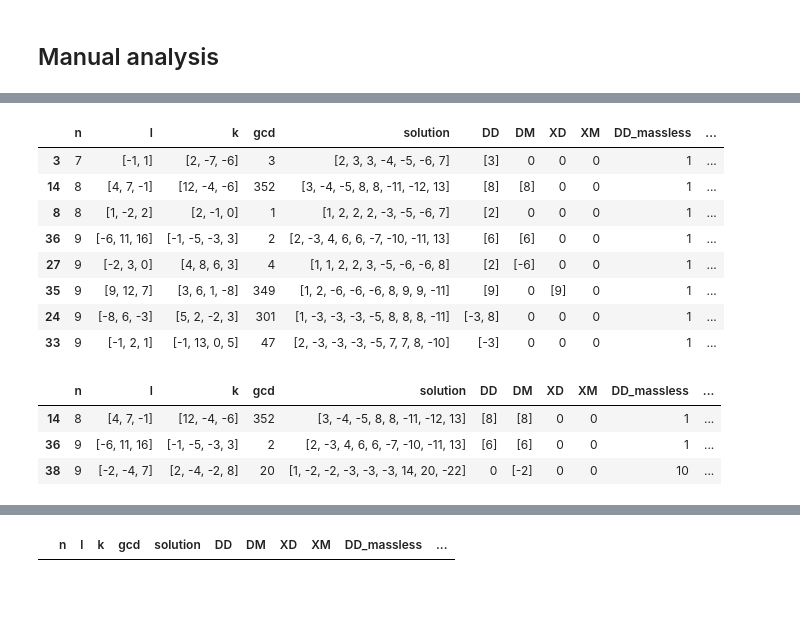
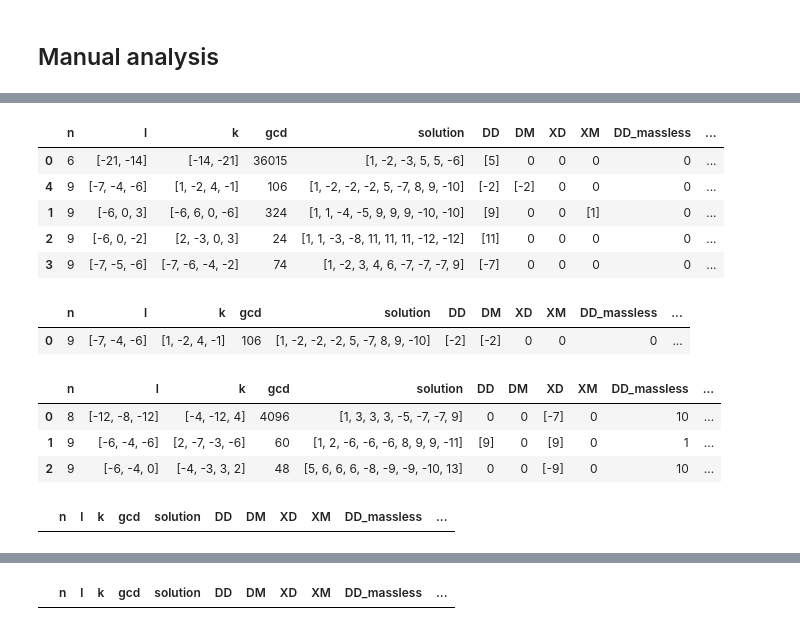
Before and after one commit to LBJ-Wade/anomaly, a Jupyter notebook: Analysis.ipynb, the cells around one changed output, grey strips where cells are left out. Drawn from its saved outputs; the diff is of its cells as text; code cells hidden in the pictures; blank space fills up the shorter version.

```diff
--- a/Analysis.ipynb
+++ b/Analysis.ipynb
@@ -66,22 +73,19 @@ def get_massless_fermions(l,ν,m=0,Dim=5):
         l=extract(l,m)
     #Dirac masses
     det0=0
-    #for ss in [s,-s]:
-    if True:
-        #print( get_permutations( l,n=2  ),s)
-        pr=[ p for  p in get_permutations( l,n=2  ) if np.append( p,s).sum()==0 or np.append( p,-s).sum()==0 ]
-        #print(pr,s)
-        for i in range(len(pr)):
-            if pr and sum( [ lold.count(x) for x in pr[i] ] )%2!=0:
-                det0=det0+1
-            l=remove(l,pr)
-            if det0!=0:
-                l.append(-1000)
+    pr=[ p for  p in get_permutations( l,n=2  ) if np.append( p,s).sum()==0 or np.append( p,-s).sum()==0 ]
+    #print(pr,s)
+    for i in range(len(pr)):
+        if pr and sum( [ lold.count(x) for x in pr[i] ] )%2!=0:
+            det0=det0+1
+        l=remove(l,pr)
+        if det0!=0:
+            l.append(-1000)
 
     #Majorana masses
-    for ss in [s,-s]:
-        pr=[ll for ll in l if 2*ll+ss==0]
-        l=remove_list(l,pr)
+    pr=[ll for ll in l if 2*ll+s==0 or 2*ll-s==0]
+    l=remove_list(l,pr)
+    #print(pr,s)
     #If repeated an extra S' gives at least degenerate Majorana mass
     return list(np.unique(l))
     #return l
@@ -391,0 +472,3 @@ kk[(kk['n']==n) & (kk['DD_massless']==x)]
+# %%
+row=fl6[fl6['solution'].astype(str)=='[4, 4, -9, 11, -13, -13, 18, 18, -20]'].iloc[-1]
+row
@@ -391,0 +502,3 @@ kk[(kk['n']==n) & (kk['DD_massless']==x)]
+# %%
+fl['unstable']=fl.apply( lambda row: get_unstable(row) ,axis='columns')
+fl6['unstable']=fl6.apply( lambda row: get_unstable(row) ,axis='columns')
@@ -392,21 +510,31 @@ kk[(kk['n']==n) & (kk['DD_massless']==x)]
 # %%
 fl['Q']=1
-i=1
-fl[fl['DD_massless']==i].sort_values(['n','DM_massless','XD_massless','XM_massless'])
+i=0
+iq=fl[fl['solution'].astype(str)=='[1, 1, -3, -8, 11, 11, 11, -12, -12]'].index[0]
+fl.loc[iq,'Q']=0
+get_score(fl,s='DD_massless',i=i).sort_values(['n','DM_massless','XD_massless','XM_massless'])
 # %% [output]
 |  | n | l | k | gcd | solution | DD | DM | XD | XM | DD_massless | ... |
-| 3 | 7 | [-1, 1] | [2, -7, -6] | 3 | [2, 3, 3, -4, -5, -6, 7] | [3] | 0 | 0 | 0 | 1 | ... |
-| 14 | 8 | [4, 7, -1] | [12, -4, -6] | 352 | [3, -4, -5, 8, 8, -11, -12, 13] | [8] | [8] | 0 | 0 | 1 | ... |
-| 8 | 8 | [1, -2, 2] | [2, -1, 0] | 1 | [1, 2, 2, 2, -3, -5, -6, 7] | [2] | 0 | 0 | 0 | 1 | ... |
-| 36 | 9 | [-6, 11, 16] | [-1, -5, -3, 3] | 2 | [2, -3, 4, 6, 6, -7, -10, -11, 13] | [6] | [6] | 0 | 0 | 1 | ... |
-| 27 | 9 | [-2, 3, 0] | [4, 8, 6, 3] | 4 | [1, 1, 2, 2, 3, -5, -6, -6, 8] | [2] | [-6] | 0 | 0 | 1 | ... |
-| 35 | 9 | [9, 12, 7] | [3, 6, 1, -8] | 349 | [1, 2, -6, -6, -6, 8, 9, 9, -11] | [9] | 0 | [9] | 0 | 1 | ... |
-| 24 | 9 | [-8, 6, -3] | [5, 2, -2, 3] | 301 | [1, -3, -3, -3, -5, 8, 8, 8, -11] | [-3, 8] | 0 | 0 | 0 | 1 | ... |
-| 33 | 9 | [-1, 2, 1] | [-1, 13, 0, 5] | 47 | [2, -3, -3, -3, -5, 7, 7, 8, -10] | [-3] | 0 | 0 | 0 | 1 | ... |
+| 0 | 6 | [-21, -14] | [-14, -21] | 36015 | [1, -2, -3, 5, 5, -6] | [5] | 0 | 0 | 0 | 0 | ... |
+| 4 | 9 | [-7, -4, -6] | [1, -2, 4, -1] | 106 | [1, -2, -2, -2, 5, -7, 8, 9, -10] | [-2] | [-2] | 0 | 0 | 0 | ... |
+| 1 | 9 | [-6, 0, 3] | [-6, 6, 0, -6] | 324 | [1, 1, -4, -5, 9, 9, 9, -10, -10] | [9] | 0 | 0 | [1] | 0 | ... |
+| 2 | 9 | [-6, 0, -2] | [2, -3, 0, 3] | 24 | [1, 1, -3, -8, 11, 11, 11, -12, -12] | [11] | 0 | 0 | 0 | 0 | ... |
+| 3 | 9 | [-7, -5, -6] | [-7, -6, -4, -2] | 74 | [1, -2, 3, 4, 6, -7, -7, -7, 9] | [-7] | 0 | 0 | 0 | 0 | ... |
 # %%
-fl[fl['DM_massless']==i].sort_values(['n','DD_massless','XD_massless','XM_massless'])
+get_score(fl,s='DM_massless',i=i).sort_values(['n','DD_massless','XD_massless','XM_massless'])
 # %% [output]
 |  | n | l | k | gcd | solution | DD | DM | XD | XM | DD_massless | ... |
-| 14 | 8 | [4, 7, -1] | [12, -4, -6] | 352 | [3, -4, -5, 8, 8, -11, -12, 13] | [8] | [8] | 0 | 0 | 1 | ... |
-| 36 | 9 | [-6, 11, 16] | [-1, -5, -3, 3] | 2 | [2, -3, 4, 6, 6, -7, -10, -11, 13] | [6] | [6] | 0 | 0 | 1 | ... |
-| 38 | 9 | [-2, -4, 7] | [2, -4, -2, 8] | 20 | [1, -2, -2, -3, -3, -3, 14, 20, -22] | 0 | [-2] | 0 | 0 | 10 | ... |
+| 0 | 9 | [-7, -4, -6] | [1, -2, 4, -1] | 106 | [1, -2, -2, -2, 5, -7, 8, 9, -10] | [-2] | [-2] | 0 | 0 | 0 | ... |
+# %%
+iq=fl[fl['solution'].astype(str)=='[5, 6, 6, 6, -8, -9, -9, -10, 13]'].index[0]
+fl.loc[iq,'Q']=0
+get_score(fl,s='XD_massless',i=i).sort_values(['n','DD_massless','DM_massless','XM_massless'])
+# %% [output]
+|  | n | l | k | gcd | solution | DD | DM | XD | XM | DD_massless | ... |
+| 0 | 8 | [-12, -8, -12] | [-4, -12, 4] | 4096 | [1, 3, 3, 3, -5, -7, -7, 9] | 0 | 0 | [-7] | 0 | 10 | ... |
+| 1 | 9 | [-6, -4, -6] | [2, -7, -3, -6] | 60 | [1, 2, -6, -6, -6, 8, 9, 9, -11] | [9] | 0 | [9] | 0 | 1 | ... |
+| 2 | 9 | [-6, -4, 0] | [-4, -3, 3, 2] | 48 | [5, 6, 6, 6, -8, -9, -9, -10, 13] | 0 | 0 | [-9] | 0 | 10 | ... |
+# %%
+get_score(fl,s='XM_massless',i=i).sort_values(['n','DD_massless','DM_massless','XD_massless'])
+# %% [output]
+|  | n | l | k | gcd | solution | DD | DM | XD | XM | DD_massless | ... |
```
Also changed, not shown: parts of 42 cells of this notebook.
